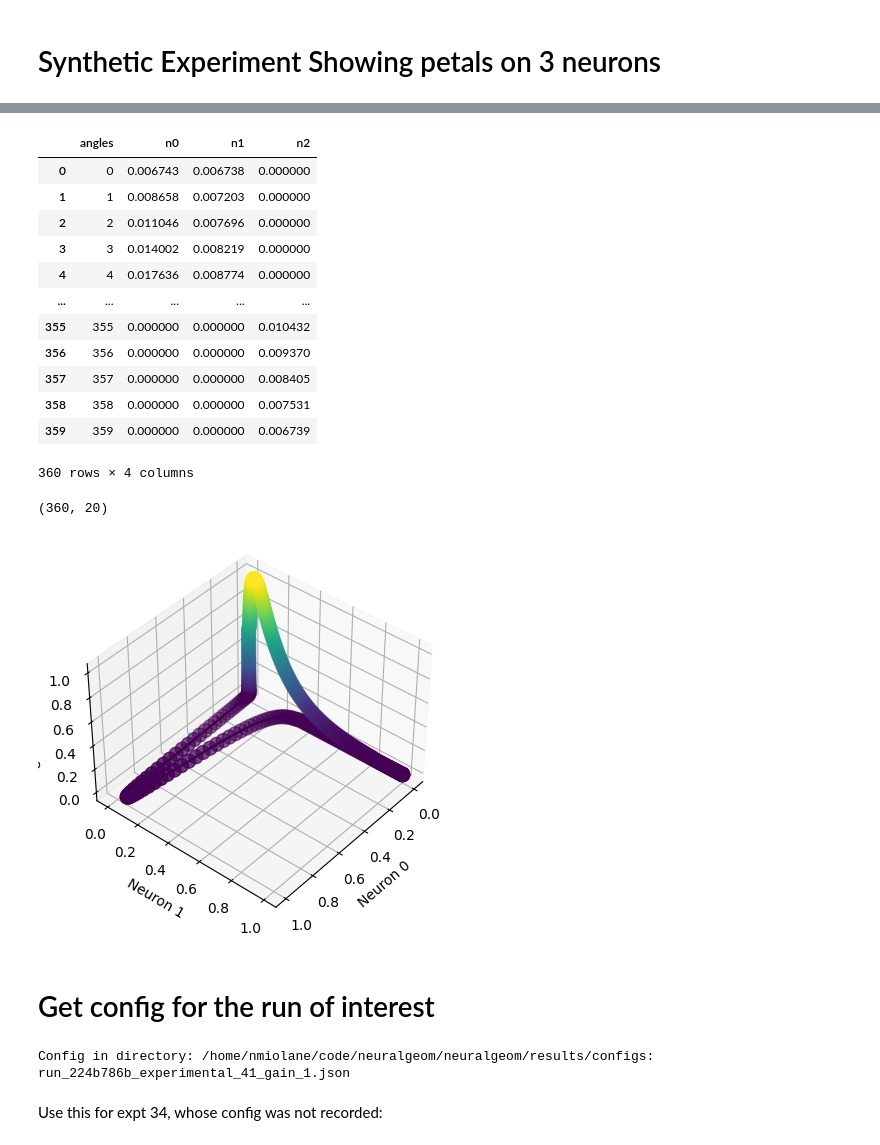
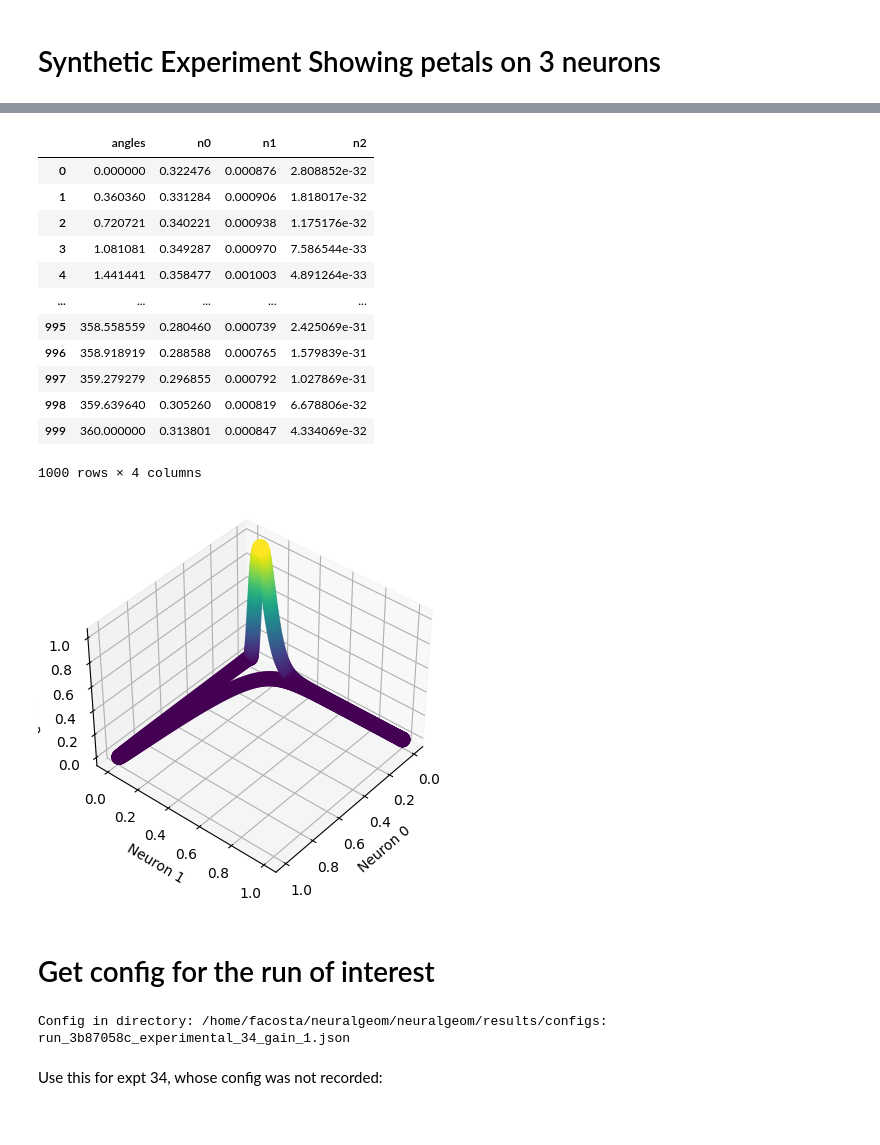
Before and after one commit to geometric-intelligence/neurometry, a Jupyter notebook: neuralgeom/notebooks/07_plot_neural_manifolds.ipynb, the cells around one changed output, grey strips where cells are left out. Cells and saved outputs as stored; diff of their text form; code cells hidden in the pictures.

```diff
--- a/neuralgeom/notebooks/07_plot_neural_manifolds.ipynb
+++ b/neuralgeom/notebooks/07_plot_neural_manifolds.ipynb
@@ -51,12 +51,10 @@ INFO:root:Using pytorch backend
 # %% [markdown]
 # Synthetic Experiment Showing petals on 3 neurons
 # %%
-import numpy as np
-
 # Create arrays of zeros with length 360
 n0 = np.zeros(360)
-n1 = np.zeros(360)
 n2 = np.zeros(360)
+n3 = np.zeros(360)
 
 # Define the peak positions and bump width
 peak_pos = [150, 270, 30]
@@ -65,13 +63,13 @@ bump_width = 60
 # Create the smooth bumps at the specified peak positions
 for i in range(len(peak_pos)):
     peak = peak_pos[i]
-    left = peak - bump_width//2
-    right = peak + bump_width//2
+    left = peak - bump_width // 2
+    right = peak + bump_width // 2
     x = np.linspace(-1, 1, bump_width)
-    bump = np.exp(-x**2 * 0.1)  # Gaussian bump
+    bump = np.exp(-(x**2) * 0.1)  # Gaussian bump
     bump /= np.max(bump)  # Normalize to maximum amplitude of 1
     if right >= 360:
-        n_arr = np.concatenate((n0[left:], n0[:right-360]))
+        n_arr = np.concatenate((n0[left:], n0[: right - 360]))
     else:
         n_arr = n0[left:right]
     n_arr += bump
@@ -165,0 +124,3 @@ fig.savefig("notebooks/figures/synthetic_activations.svg")
+# %%
+place_fields, fig = create_bumps_array([30, 150, 240], [20, 40, 10], 1000)
+# fig.savefig("notebooks/figures/synthetic_activations.svg")
@@ -166,56 +129,46 @@ fig.savefig("notebooks/figures/synthetic_activations.svg")
 # %%
-import pandas as pd
+n0, n1, n2 = place_fields
 
-df = pd.DataFrame({
-    "angles": np.arange(0, 360, 1),
-    "n0": n0,
-    "n1": n1,
-    "n2": n2
-})
+df = pd.DataFrame({"angles": np.linspace(0, 360, 1000), "n0": n0, "n1": n1, "n2": n2})
 df
 # %% [output]
 |  | angles | n0 | n1 | n2 |
-| 0 | 0 | 0.006743 | 0.006738 | 0.000000 |
-| 1 | 1 | 0.008658 | 0.007203 | 0.000000 |
-| 2 | 2 | 0.011046 | 0.007696 | 0.000000 |
-| 3 | 3 | 0.014002 | 0.008219 | 0.000000 |
-| 4 | 4 | 0.017636 | 0.008774 | 0.000000 |
+| 0 | 0.000000 | 0.322476 | 0.000876 | 2.808852e-32 |
+| 1 | 0.360360 | 0.331284 | 0.000906 | 1.818017e-32 |
+| 2 | 0.720721 | 0.340221 | 0.000938 | 1.175176e-32 |
+| 3 | 1.081081 | 0.349287 | 0.000970 | 7.586544e-33 |
+| 4 | 1.441441 | 0.358477 | 0.001003 | 4.891264e-33 |
 | ... | ... | ... | ... | ... |
-| 355 | 355 | 0.000000 | 0.000000 | 0.010432 |
-| 356 | 356 | 0.000000 | 0.000000 | 0.009370 |
-| 357 | 357 | 0.000000 | 0.000000 | 0.008405 |
-| 358 | 358 | 0.000000 | 0.000000 | 0.007531 |
-| 359 | 359 | 0.000000 | 0.000000 | 0.006739 |
+| 995 | 358.558559 | 0.280460 | 0.000739 | 2.425069e-31 |
+| 996 | 358.918919 | 0.288588 | 0.000765 | 1.579839e-31 |
+| 997 | 359.279279 | 0.296855 | 0.000792 | 1.027869e-31 |
+| 998 | 359.639640 | 0.305260 | 0.000819 | 6.678806e-32 |
+| 999 | 360.000000 | 0.313801 | 0.000847 | 4.334069e-32 |
-360 rows × 4 columns
+1000 rows × 4 columns
-# %%
-n0.shape
-# %% [output]
-(360, 20)
 # %%
 %matplotlib inline
 # import plotly.express as px
 
 # fig = px.line_3d(df, x="n0", y="n1", z="n2")
 # fig.show()
 
 fig = plt.figure()
-ax = fig.add_subplot(projection='3d')
+ax = fig.add_subplot(projection="3d")
 
-ax.scatter(n0[:, 0], n1[:, 0], n2[:, 0], c=n2[:, 0],  cmap="viridis", s=100)
-ax.plot(n0[:, 0], n1[:, 0], n2[:, 0], c="black",)
+ax.scatter(n0, n1, n2, c=n2, cmap="viridis", s=100)
 ax.set_xlabel("Neuron 0")
 ax.set_ylabel("Neuron 1")
 ax.set_zlabel("Neuron 2")
-ax.view_init(elev=40., azim=40)
-fig.savefig("notebooks/figures/synthetic_place_cells_n2.svg")
+ax.view_init(elev=40.0, azim=40)
+# fig.savefig("notebooks/figures/synthetic_place_cells_n2.svg")
 # #ax.plot(dataset_3neurons[:, 0], dataset_3neurons[:, 1], dataset_3neurons[:, 2])
 # %% [output]
-[figure, old version]
+[figure, new version]
 # %% [markdown]
 # Get config for the run of interest
 # %%
-run_id = "224b786b"
-expt = "41"
+run_id = "3b87058c"
+expt = "34"
 
 CONFIG_DIR = os.path.join(os.getcwd(), "results", "configs")
 
@@ -223,9 +176,10 @@ print(f"Config in directory: {CONFIG_DIR}:")
 for config_file in os.listdir(CONFIG_DIR):
     if run_id in config_file:
         print(config_file)
+        run_id_config_file = config_file
 # %% [output]
-Config in directory: /home/nmiolane/code/neuralgeom/neuralgeom/results/configs:
-run_224b786b_experimental_41_gain_1.json
+Config in directory: /home/facosta/neuralgeom/neuralgeom/results/configs:
+run_3b87058c_experimental_34_gain_1.json
 # %% [markdown]
 Use this for expt 34, whose config was not recorded:
 # %%
```
Also changed, not shown: parts of 21 cells of this notebook, 8 other files.
